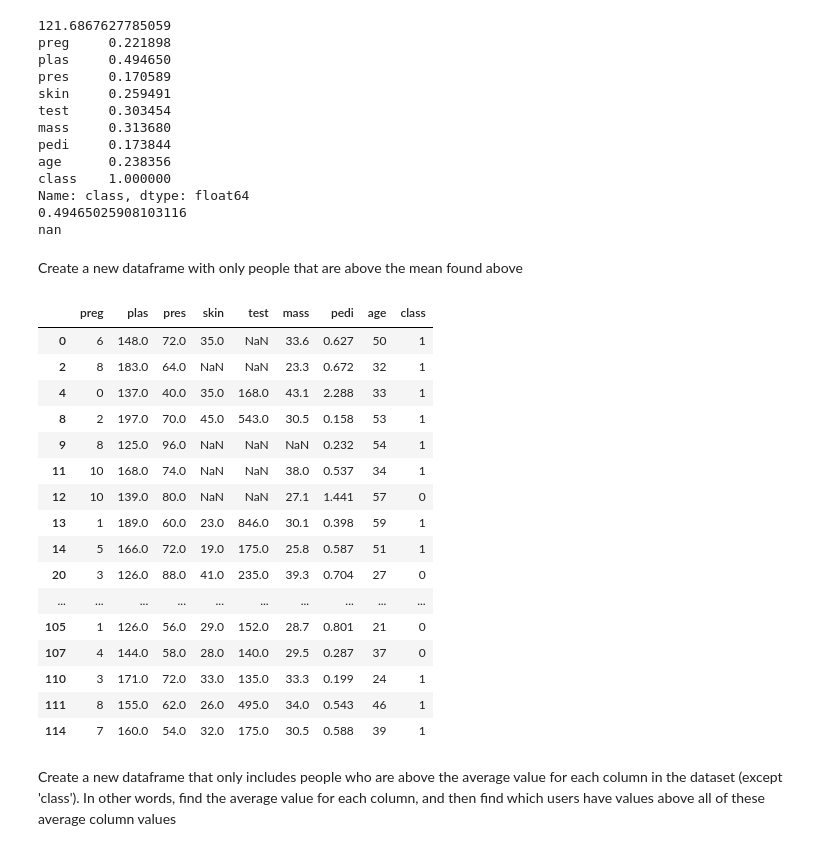
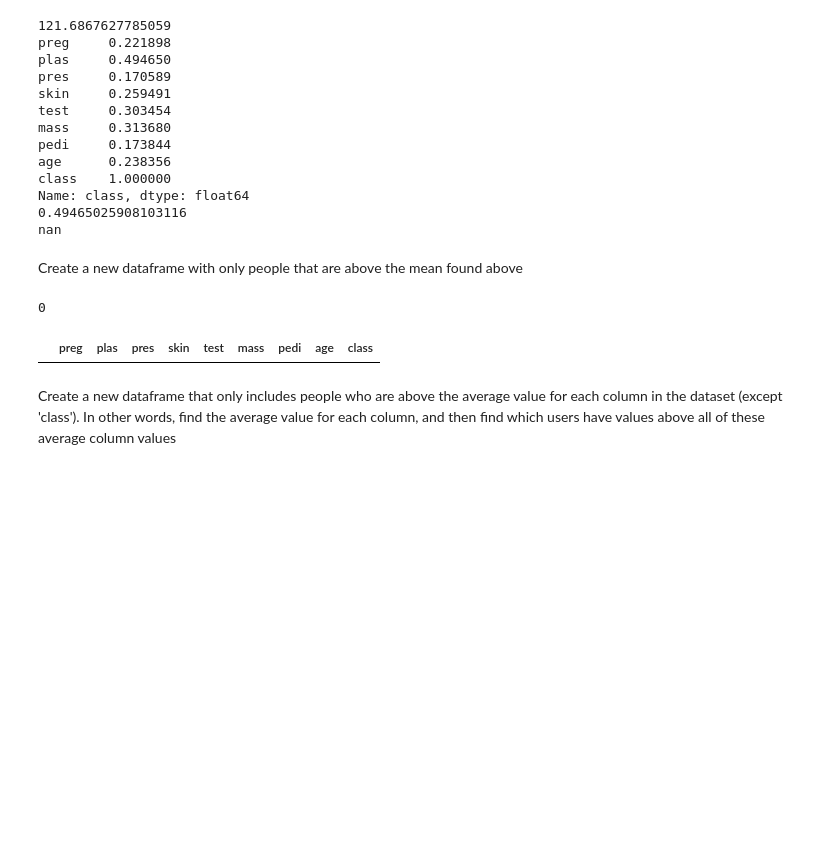
Before and after one commit to anaaparamesh/Week1_Public, a Jupyter notebook: Notebooks/02_Pandas_and_Matplotlib/Pandas_Exercise.ipynb, the cells around one changed output. Saved outputs shown, nothing was run; the diff lists cells and outputs as text; code cells hidden in the pictures; blank space fills up the shorter version.

Commit message:
Another way of creating row above the mean found above

```diff
--- a/Notebooks/02_Pandas_and_Matplotlib/Pandas_Exercise.ipynb
+++ b/Notebooks/02_Pandas_and_Matplotlib/Pandas_Exercise.ipynb
@@ -169,29 +169,23 @@ Create a new dataframe with only people that are above the mean found above
 # %%
 # your code here
 #data set says true if they don't have above the mean plas.
 has_higher_than_mean_plas = data['plas'] > mean_of_plas
 
 #has ppl that or only above the mean plas
 high_plas = data[has_higher_than_mean_plas]
 high_plas.head(50)
+
+#Another way with people above the mean found above, which drops the NaNs.
+# your code here
+above_mean_data = 0
+above_mean_data = data[data["plas"] > class_mean]
+print(len(above_mean_data))
+#above_mean_data.isnull().sum().sum() #no missing values
+above_mean_data.dropna()
+#sum(above_mean_data["age"])/len(above_mean_data["age"])
 # %% [output]
+0
 |  | preg | plas | pres | skin | test | mass | pedi | age | class |
-| 0 | 6 | 148.0 | 72.0 | 35.0 | NaN | 33.6 | 0.627 | 50 | 1 |
-| 2 | 8 | 183.0 | 64.0 | NaN | NaN | 23.3 | 0.672 | 32 | 1 |
-| 4 | 0 | 137.0 | 40.0 | 35.0 | 168.0 | 43.1 | 2.288 | 33 | 1 |
-| 8 | 2 | 197.0 | 70.0 | 45.0 | 543.0 | 30.5 | 0.158 | 53 | 1 |
-| 9 | 8 | 125.0 | 96.0 | NaN | NaN | NaN | 0.232 | 54 | 1 |
-| 11 | 10 | 168.0 | 74.0 | NaN | NaN | 38.0 | 0.537 | 34 | 1 |
-| 12 | 10 | 139.0 | 80.0 | NaN | NaN | 27.1 | 1.441 | 57 | 0 |
-| 13 | 1 | 189.0 | 60.0 | 23.0 | 846.0 | 30.1 | 0.398 | 59 | 1 |
-| 14 | 5 | 166.0 | 72.0 | 19.0 | 175.0 | 25.8 | 0.587 | 51 | 1 |
-| 20 | 3 | 126.0 | 88.0 | 41.0 | 235.0 | 39.3 | 0.704 | 27 | 0 |
-| ... | ... | ... | ... | ... | ... | ... | ... | ... | ... |
-| 105 | 1 | 126.0 | 56.0 | 29.0 | 152.0 | 28.7 | 0.801 | 21 | 0 |
-| 107 | 4 | 144.0 | 58.0 | 28.0 | 140.0 | 29.5 | 0.287 | 37 | 0 |
-| 110 | 3 | 171.0 | 72.0 | 33.0 | 135.0 | 33.3 | 0.199 | 24 | 1 |
-| 111 | 8 | 155.0 | 62.0 | 26.0 | 495.0 | 34.0 | 0.543 | 46 | 1 |
-| 114 | 7 | 160.0 | 54.0 | 32.0 | 175.0 | 30.5 | 0.588 | 39 | 1 |
 # %% [markdown]
 Create a new dataframe that only includes people who are above the average value for each column in the dataset (except 'class'). In other words, find the average value for each column, and then find which users have values above all of these average column values
 # %%
```
